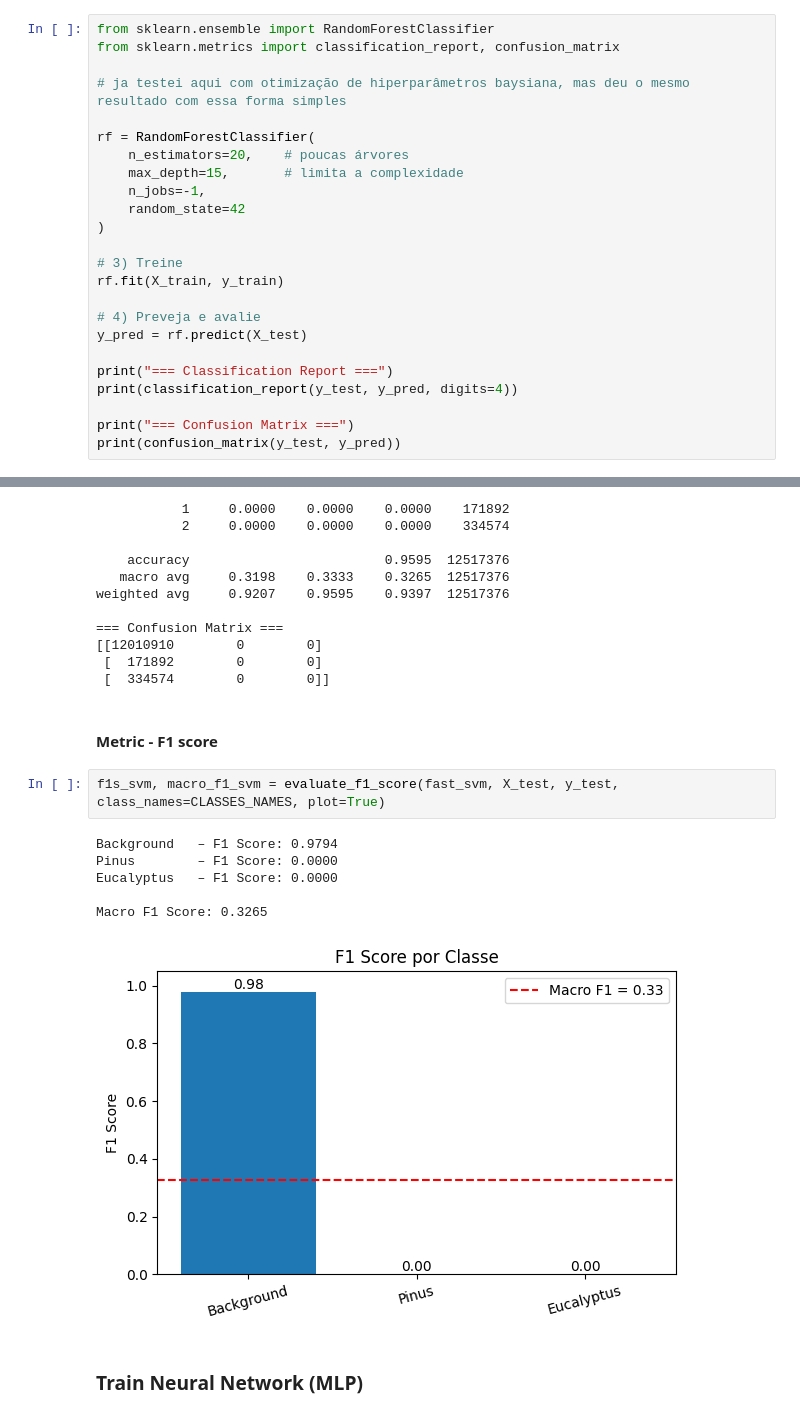
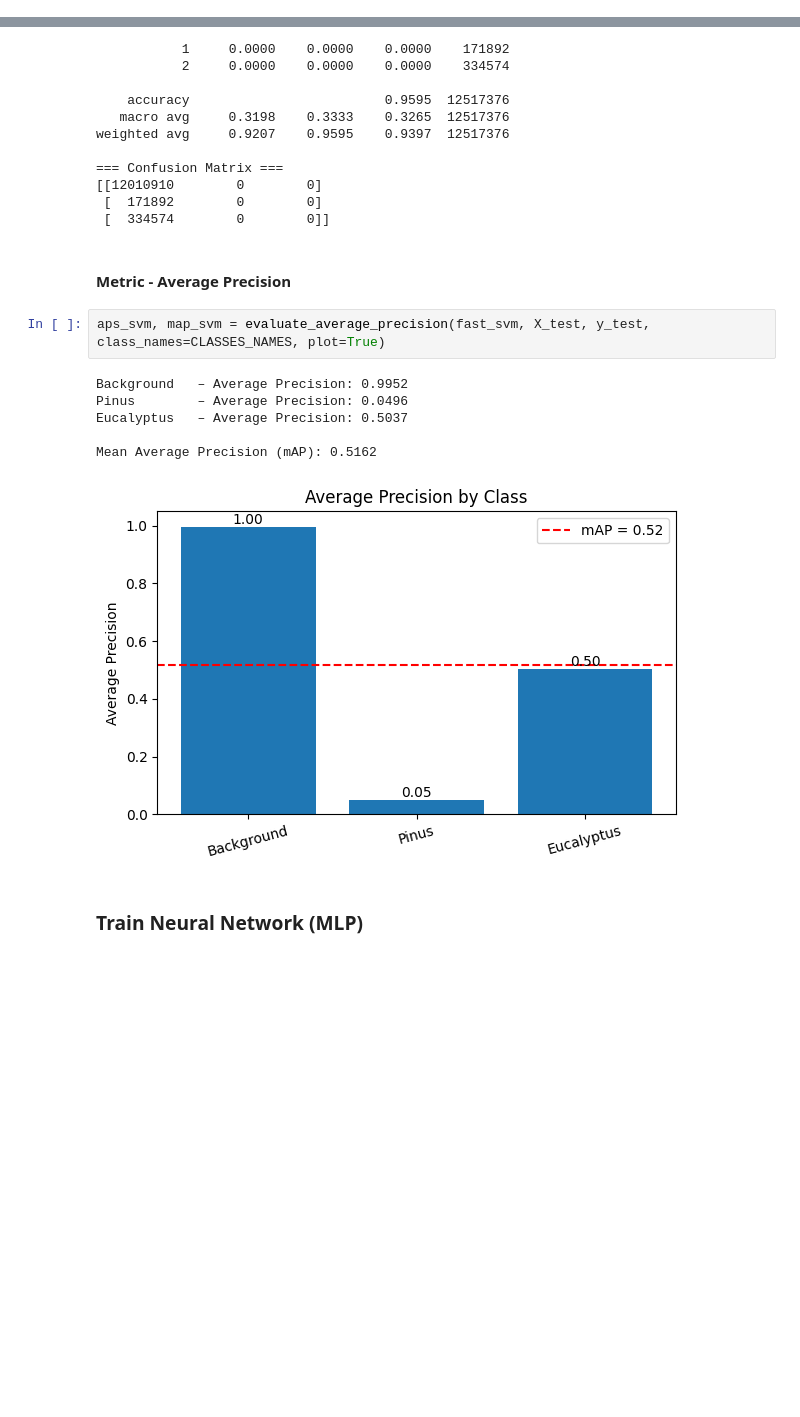
Before and after one commit to wilgomoreira/spotlite, a Jupyter notebook: train_and_test_traditional - 3 - 2 etaps.ipynb, the cells around one changed output, grey strips where cells are left out. Cells and saved outputs as stored; diff of their text form; blank space fills up the shorter version.

```diff
--- a/train_and_test_traditional 2.ipynb
+++ b/train_and_test_traditional - 3 - 2 etaps.ipynb
@@ -227,27 +238,3 @@ shape of X_test: (12517376, 4)
 shape of y_test: (12517376,)
 # %% [markdown]
 ### Train Random Forest
-# %%
-from sklearn.ensemble import RandomForestClassifier
-from sklearn.metrics import classification_report, confusion_matrix
-
-# ja testei aqui com otimização de hiperparâmetros baysiana, mas deu o mesmo resultado com essa forma simples
-
-rf = RandomForestClassifier(
-    n_estimators=20,    # poucas árvores
-    max_depth=15,       # limita a complexidade
-    n_jobs=-1,
-    random_state=42
-)
-
-# 3) Treine
-rf.fit(X_train, y_train)
-
-# 4) Preveja e avalie
-y_pred = rf.predict(X_test)
-
-print("=== Classification Report ===")
-print(classification_report(y_test, y_pred, digits=4))
-
-print("=== Confusion Matrix ===")
-print(confusion_matrix(y_test, y_pred))
@@ -338,16 +410,16 @@ weighted avg     0.9207    0.9595    0.9397  12517376
  [  171892        0        0]
  [  334574        0        0]]
 # %% [markdown]
-#### Metric - F1 score
+#### Metric - Average Precision
 # %%
-f1s_svm, macro_f1_svm = evaluate_f1_score(fast_svm, X_test, y_test, class_names=CLASSES_NAMES, plot=True)
+aps_svm, map_svm = evaluate_average_precision(fast_svm, X_test, y_test, class_names=CLASSES_NAMES, plot=True)
 # %% [output]
-Background   – F1 Score: 0.9794
-Pinus        – F1 Score: 0.0000
-Eucalyptus   – F1 Score: 0.0000
+Background   – Average Precision: 0.9952
+Pinus        – Average Precision: 0.0496
+Eucalyptus   – Average Precision: 0.5037
 
-Macro F1 Score: 0.3265
+Mean Average Precision (mAP): 0.5162
-[figure, old version]
+[figure, new version]
 # %% [markdown]
 ### Train Neural Network (MLP)
 # %%
```
Also changed, not shown: parts of 8 cells of this notebook, 5 other files.
